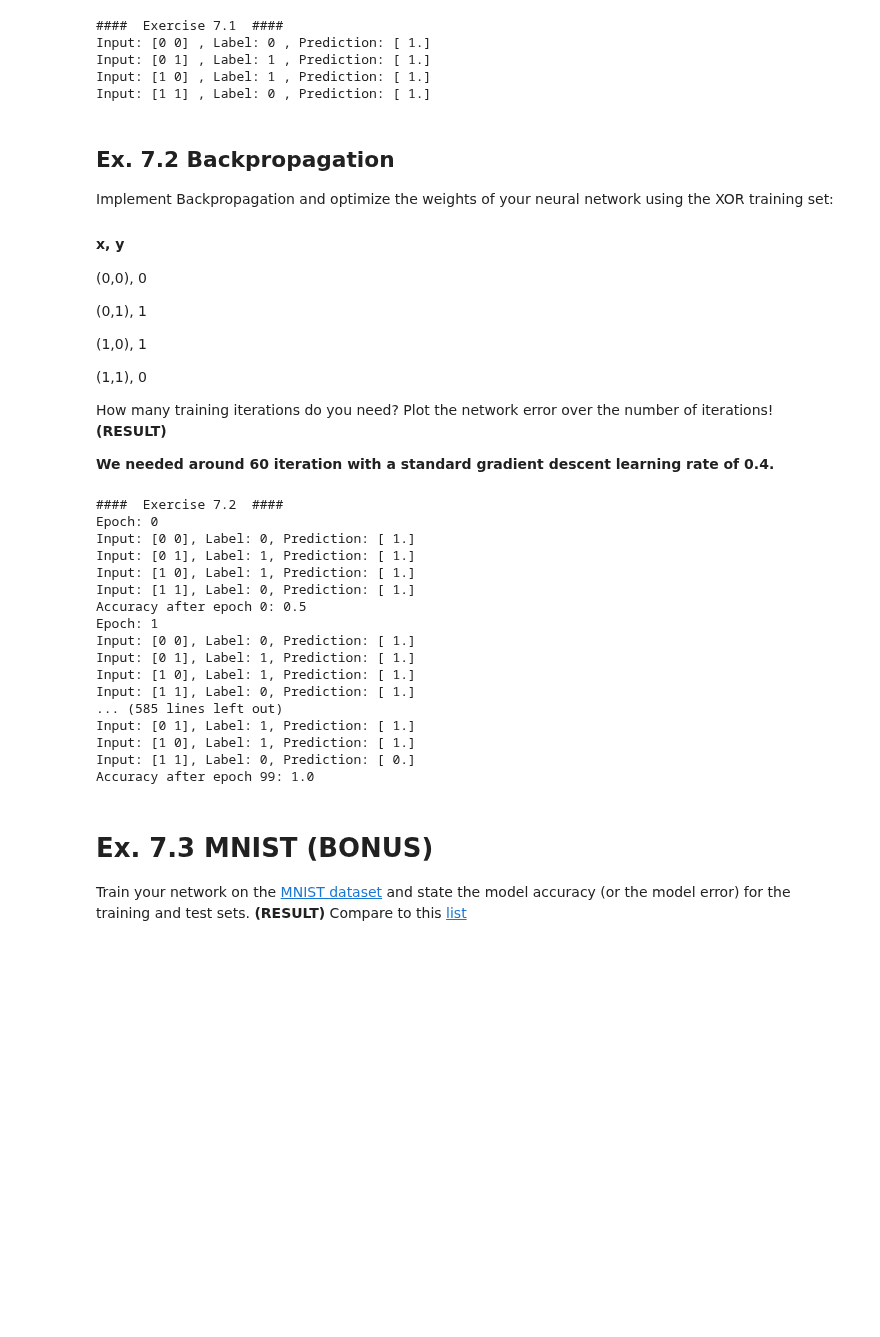
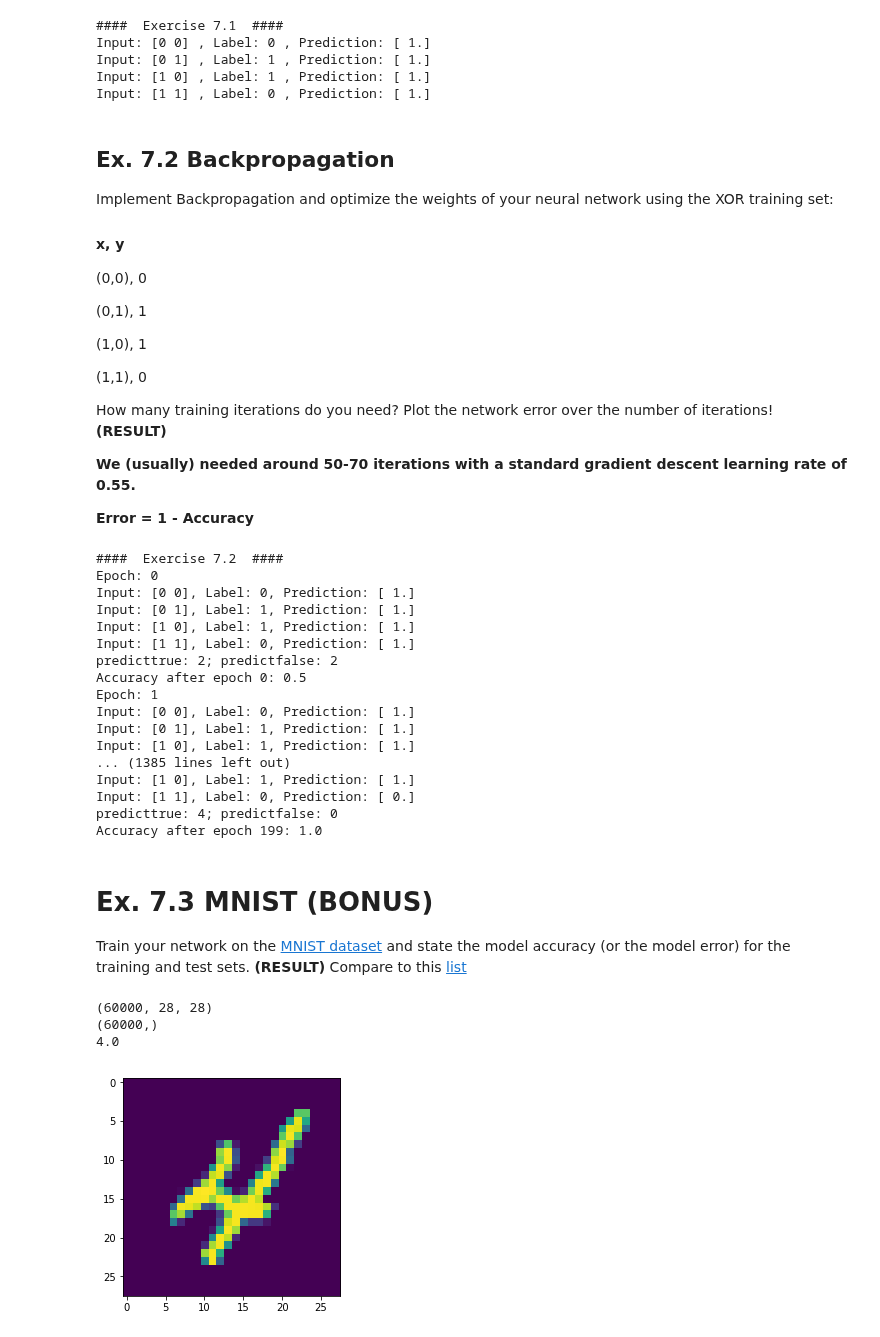
Before and after one commit to jneuendorf/cv1920_assignments, a Jupyter notebook: 07_Backprop_Manu.ipynb, the cells around one changed output. Cells and saved outputs as stored; diff of their text form; code cells hidden in the pictures; blank space fills up the shorter version.

Commit message:
7.1 & 7.2 - 7.3 gradient problem

```diff
--- a/07_Backprop_Manu.ipynb
+++ b/07_Backprop_Manu.ipynb
@@ -175,10 +243,12 @@ Implement Backpropagation and optimize the weights of your neural network using
 
 How many training iterations do you need? Plot the network error over the number of iterations! **(RESULT)**
 
-**We needed around 60 iteration with a standard gradient descent learning rate of 0.4.**
+**We (usually) needed around 50-70 iterations with a standard gradient descent learning rate of 0.55.**
+
+**Error = 1 - Accuracy**
 # %%
 print("####  Exercise 7.2  ####")
-net.fit_with_backprop(X, y_xor)
+net.fit_with_backprop(X, y_xor, 200)
 # %% [output]
 ####  Exercise 7.2  ####
 Epoch: 0
@@ -186,17 +256,54 @@ Input: [0 0], Label: 0, Prediction: [ 1.]
 Input: [0 1], Label: 1, Prediction: [ 1.]
 Input: [1 0], Label: 1, Prediction: [ 1.]
 Input: [1 1], Label: 0, Prediction: [ 1.]
+predicttrue: 2; predictfalse: 2
 Accuracy after epoch 0: 0.5
 Epoch: 1
 Input: [0 0], Label: 0, Prediction: [ 1.]
 Input: [0 1], Label: 1, Prediction: [ 1.]
 Input: [1 0], Label: 1, Prediction: [ 1.]
-Input: [1 1], Label: 0, Prediction: [ 1.]
-... (585 lines left out)
-Input: [0 1], Label: 1, Prediction: [ 1.]
+... (1385 lines left out)
 Input: [1 0], Label: 1, Prediction: [ 1.]
 Input: [1 1], Label: 0, Prediction: [ 0.]
-Accuracy after epoch 99: 1.0
+predicttrue: 4; predictfalse: 0
+Accuracy after epoch 199: 1.0
 # %% [markdown]
 # Ex. 7.3 MNIST (BONUS)
 Train your network on the [MNIST dataset](http://yann.lecun.com/exdb/mnist/) and state the model accuracy (or the model error) for the training and test sets. **(RESULT)** Compare to this [list](https://rodrigob.github.io/are_we_there_yet/build/classification_datasets_results.html#4d4e495354)
+# %%
+import torch
+import torchvision
+from PIL import Image
+from matplotlib import pyplot as plt
+
+mnist_data = torchvision.datasets.MNIST('./MNIST', train=True, transform=None, target_transform=None, download=True)
+#data_loader = torch.utils.data.DataLoader(mnist_data, batch_size=4, shuffle=True, num_workers=2)
+
+
+# Get data as numpy
+np_images = np.empty([len(mnist_data), 28, 28])
+np_labels = np.empty([len(mnist_data)])
+
+for i, (image, label) in enumerate(mnist_data):
+    data = (image, label)
+    np_images[i] = np.array(data[0])
+    np_labels[i] = data[1].item()
+
+print(np_images.shape)
+print(np_labels.shape)
+
+#Flatten images first
+images_flat = np_images.reshape(-1, 784)
+
+#Normalize
+images_flat = images_flat[:] / 255
+
+# Show one example
+print(np_labels[9])
+plt.imshow(np_images[9])
+plt.show()
+# %% [output]
+(60000, 28, 28)
+(60000,)
+4.0
+[figure, added]
```
Also changed, not shown: parts of 6 cells of this notebook.
